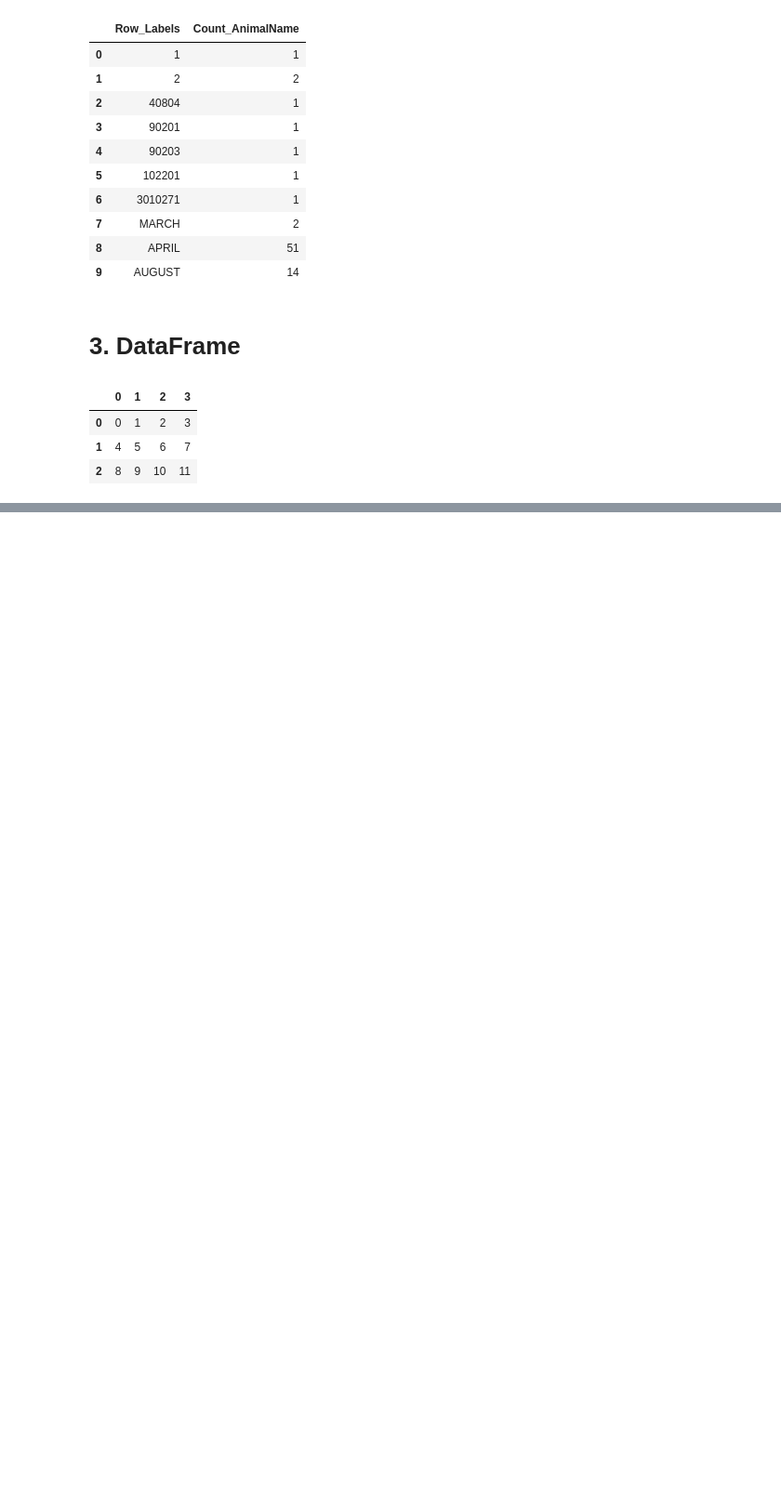
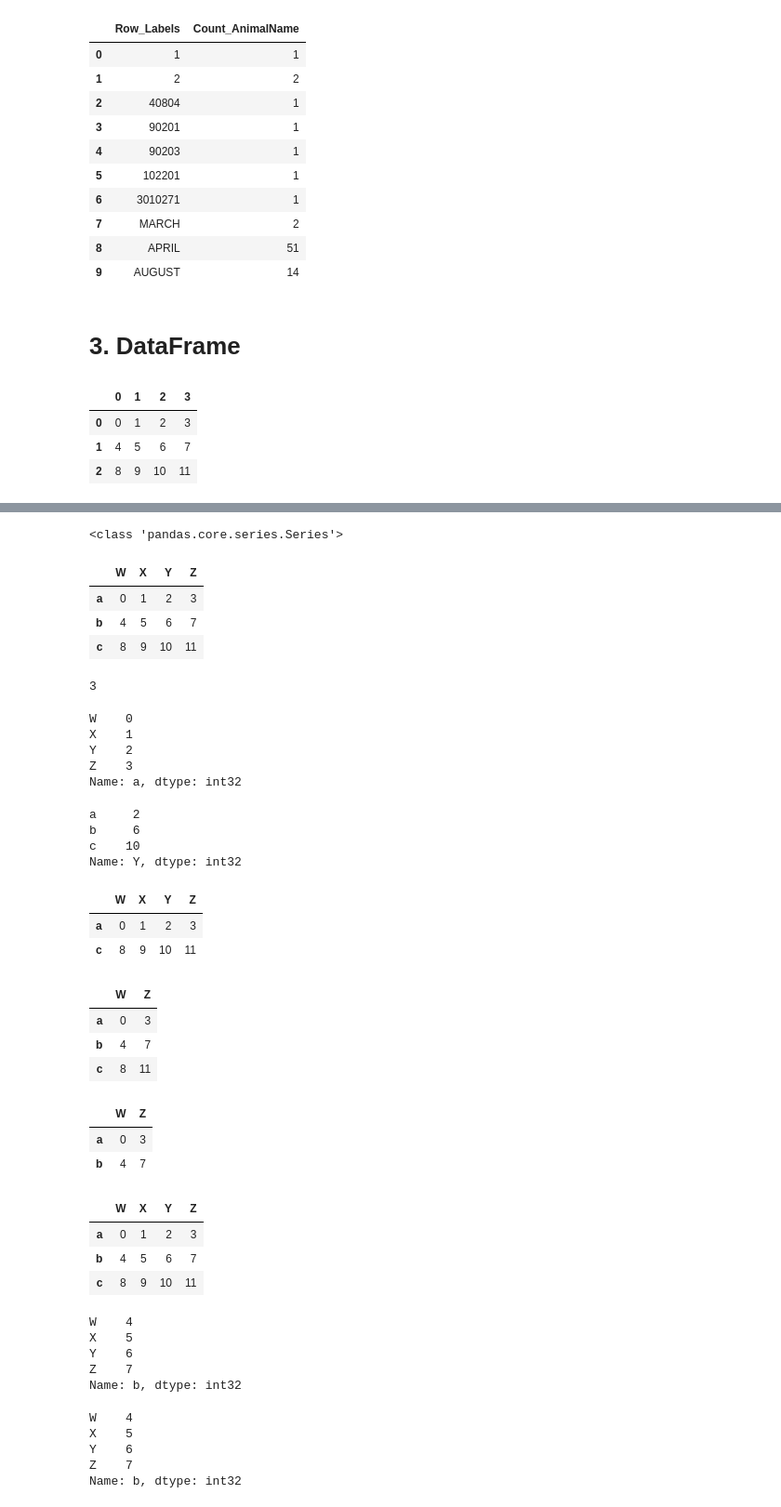
Before and after one commit to songlin81/PYReport, a Jupyter notebook: Data Analytics/104_Pandas.ipynb, the cells around one changed output, grey strips where cells are left out. Shown at 93% size. Drawn from its saved outputs; the diff is of its cells as text; code cells hidden in the pictures; blank space fills up the shorter version.

```diff
--- a/Data Analytics/104_Pandas.ipynb
+++ b/Data Analytics/104_Pandas.ipynb
@@ -204,0 +304,73 @@ pd.DataFrame(np.arange(12).reshape(3,4))
+# %%
+print(type(df["Row_Labels"]))
+# %% [output]
+<class 'pandas.core.series.Series'>
+# %%
+t3 = pd.DataFrame(np.arange(12).reshape(3,4), index=list("abc"), columns=list("WXYZ"))
+t3
+# %% [output]
+|  | W | X | Y | Z |
+| a | 0 | 1 | 2 | 3 |
+| b | 4 | 5 | 6 | 7 |
+| c | 8 | 9 | 10 | 11 |
+# %%
+t3.loc["a","Z"]
+# %% [output]
+3
+# %%
+t3.loc["a",:]
+# %% [output]
+W    0
+X    1
+Y    2
+Z    3
+Name: a, dtype: int32
+# %%
+t3.loc[:, "Y"]
+# %% [output]
+a     2
+b     6
+c    10
+Name: Y, dtype: int32
+# %%
+t3.loc[["a","c"], :]
+# %% [output]
+|  | W | X | Y | Z |
+| a | 0 | 1 | 2 | 3 |
+| c | 8 | 9 | 10 | 11 |
+# %%
+t3.loc[:, ["W","Z"]]
+# %% [output]
+|  | W | Z |
+| a | 0 | 3 |
+| b | 4 | 7 |
+| c | 8 | 11 |
+# %%
+t3.loc[["a","b"], ["W","Z"]]
+# %% [output]
+|  | W | Z |
+| a | 0 | 3 |
+| b | 4 | 7 |
+# %%
+t3
+# %% [output]
+|  | W | X | Y | Z |
+| a | 0 | 1 | 2 | 3 |
+| b | 4 | 5 | 6 | 7 |
+| c | 8 | 9 | 10 | 11 |
+# %%
+t3.iloc[1]
+# %% [output]
+W    4
+X    5
+Y    6
+Z    7
+Name: b, dtype: int32
+# %%
+t3.iloc[1, :]
+# %% [output]
+W    4
+X    5
+Y    6
+Z    7
+Name: b, dtype: int32
```
Also changed, not shown: parts of 13 cells of this notebook.
